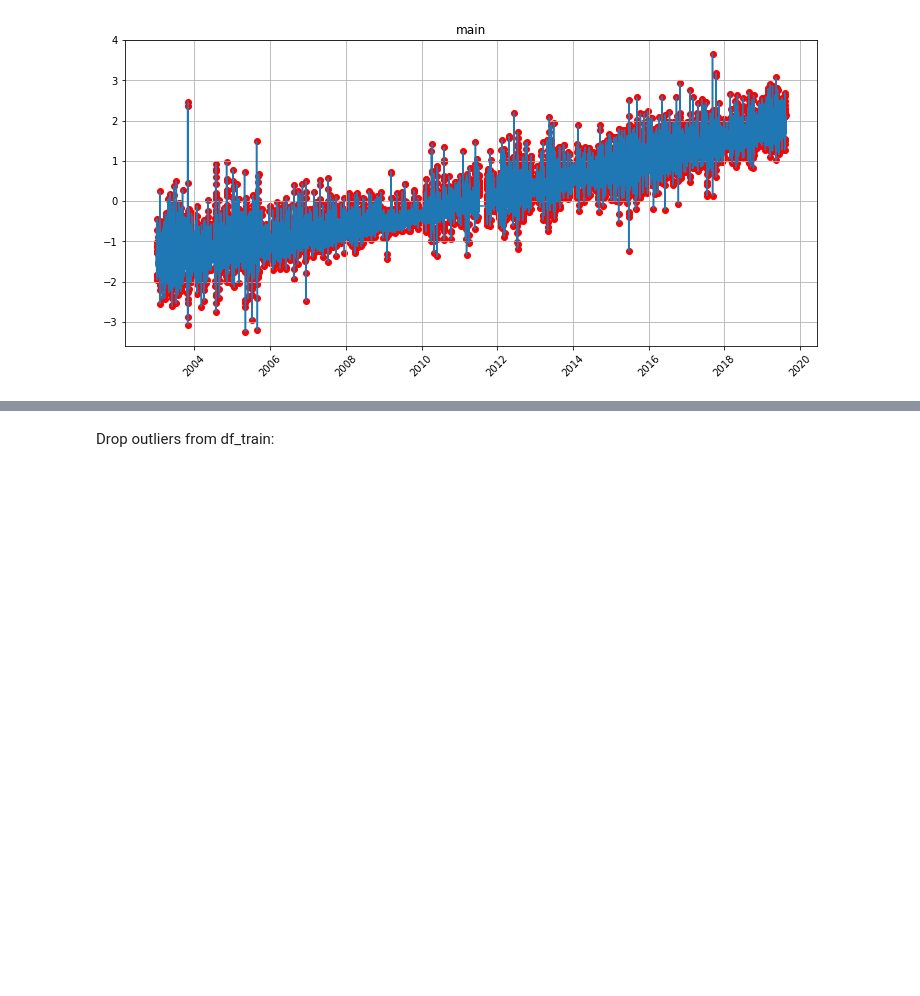
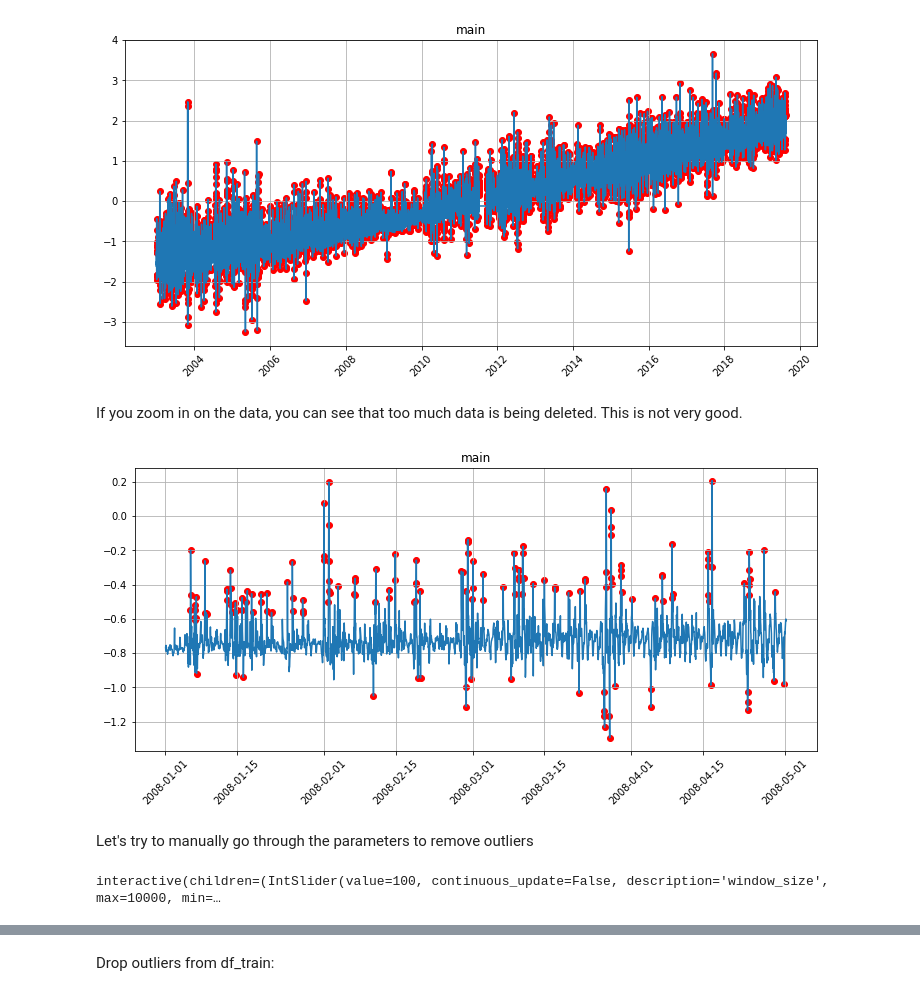
Before and after one commit to OkoksNeDam/geoinformation-data-forecasting, a Jupyter notebook: prophet.ipynb, the cells around one changed output, grey strips where cells are left out. Drawn from its saved outputs; the diff is of its cells as text; code cells hidden in the pictures; blank space fills up the shorter version.

Commit message:
added manual selection of parameters for outliers Due to the fact that automatic selection removes too much data, we had to use manual selection, which removes those points that are actually outliers.

```diff
--- a/prophet.ipynb
+++ b/prophet.ipynb
@@ -257,7 +273,7 @@ df_test.y = scaler.transform(np.array(df_test.y).reshape(-1, 1)).T[0]
 Let's look at model performance on data with outliers:
 # %%
 model_with_outliers = Prophet()
-model_with_outliers.fit(df_train.reset_index())
+model_with_outliers.fit(df_train)
 mse, mape, smape, actuals, predictions = evaluate_model(model_with_outliers, df_val)
 
 print(f'mse: {mse}, mape: {mape}, smape: {smape}')
@@ -373,3 +389,18 @@ anomaly_dict = get_anomalies_median(ts_etna, window_size=500, alpha=2)
 plot_anomalies(ts_etna, anomaly_dict)
 # %% [output]
 [figure]
+# %% [markdown]
+If you zoom in on the data, you can see that too much data is being deleted. This is not very good.
+# %%
+plot_anomalies(ts_etna, anomaly_dict, start='2008-01-01 01:00:00', end='2008-05-01 05:00:00')
+# %% [output]
+[figure, added]
+# %% [markdown]
+Let's try to manually go through the parameters to remove outliers
+# %%
+segment = "main"
+method = get_anomalies_median
+params_bounds = {"window_size": (100, 10000, 50), "alpha": (1, 10, 0.5)}
+plot_anomalies_interactive(ts=ts_etna, segment=segment, method=method, params_bounds=params_bounds)
+# %% [output]
+interactive(children=(IntSlider(value=100, continuous_update=False, description='window_size', max=10000, min=…
```
Also changed, not shown: parts of 15 cells of this notebook.
